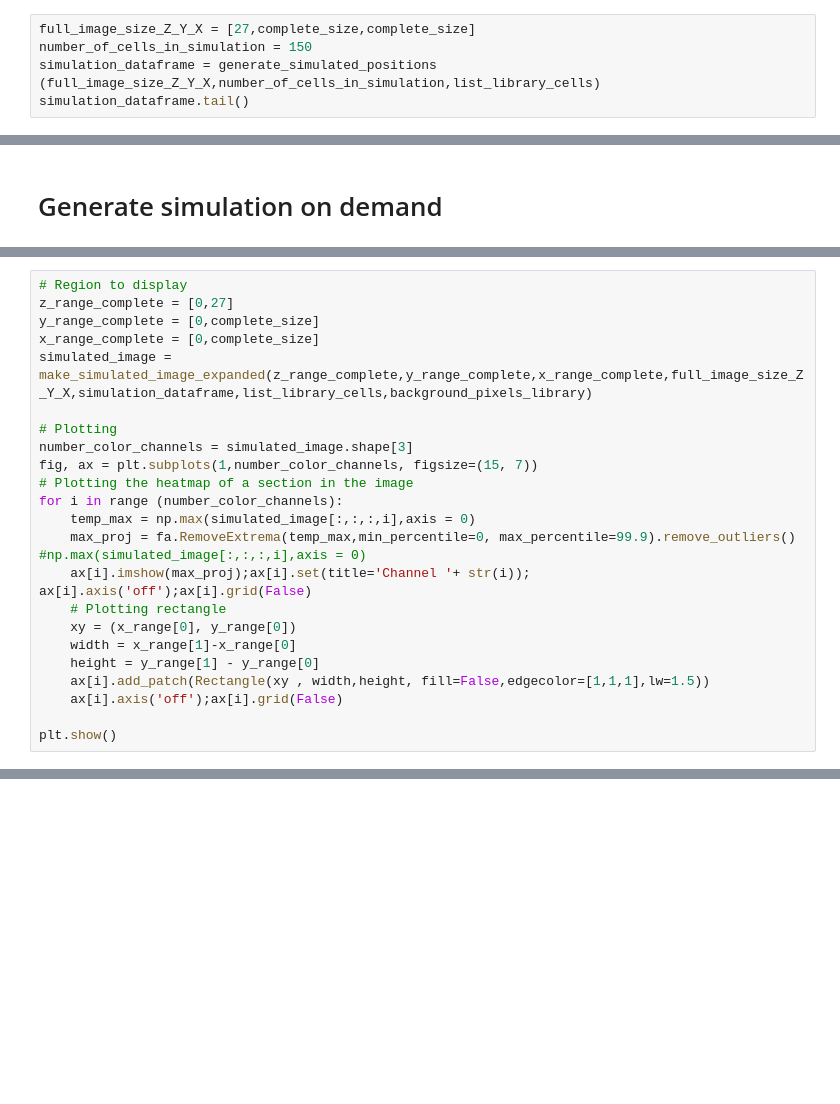
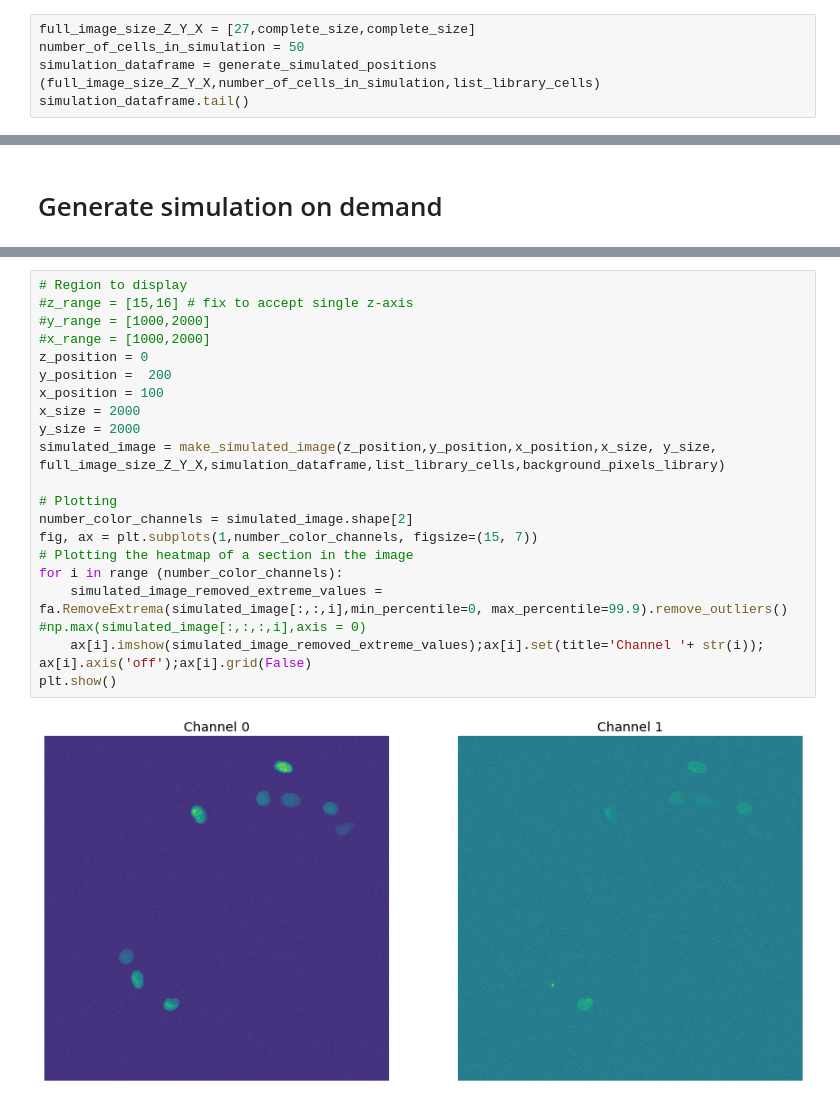
Before and after one commit to MunskyGroup/FISH_Processing, a Jupyter notebook: simulation/FISH_microscope_simulation.ipynb, the cells around one changed output, grey strips where cells are left out. Drawn from its saved outputs; the diff is of its cells as text; blank space fills up the shorter version.

Commit message:
microscope simulation II

```diff
--- a/simulation/FISH_microscope_simulation.ipynb
+++ b/simulation/FISH_microscope_simulation.ipynb
@@ -173,5 +192,5 @@ complete_size = 5000
 # %%
 full_image_size_Z_Y_X = [27,complete_size,complete_size]
-number_of_cells_in_simulation = 150
+number_of_cells_in_simulation = 50
 simulation_dataframe = generate_simulated_positions (full_image_size_Z_Y_X,number_of_cells_in_simulation,list_library_cells)
 simulation_dataframe.tail()
@@ -295,23 +205,0 @@ plt.show()
-# %%
-# Region to display
-z_range_complete = [0,27]
-y_range_complete = [0,complete_size]
-x_range_complete = [0,complete_size]
-simulated_image = make_simulated_image_expanded(z_range_complete,y_range_complete,x_range_complete,full_image_size_Z_Y_X,simulation_dataframe,list_library_cells,background_pixels_library)
-
-# Plotting
-number_color_channels = simulated_image.shape[3]
-fig, ax = plt.subplots(1,number_color_channels, figsize=(15, 7))
-# Plotting the heatmap of a section in the image
-for i in range (number_color_channels):
-    temp_max = np.max(simulated_image[:,:,:,i],axis = 0)
-    max_proj = fa.RemoveExtrema(temp_max,min_percentile=0, max_percentile=99.9).remove_outliers()  #np.max(simulated_image[:,:,:,i],axis = 0)
-    ax[i].imshow(max_proj);ax[i].set(title='Channel '+ str(i)); ax[i].axis('off');ax[i].grid(False)
-    # Plotting rectangle
-    xy = (x_range[0], y_range[0])
-    width = x_range[1]-x_range[0]
-    height = y_range[1] - y_range[0]
-    ax[i].add_patch(Rectangle(xy , width,height, fill=False,edgecolor=[1,1,1],lw=1.5))
-    ax[i].axis('off');ax[i].grid(False)
-
-plt.show()
@@ -327,0 +344,22 @@ plt.show()
+# %%
+# Region to display
+#z_range = [15,16] # fix to accept single z-axis
+#y_range = [1000,2000]
+#x_range = [1000,2000]
+z_position = 0
+y_position =  200
+x_position = 100
+x_size = 2000
+y_size = 2000
+simulated_image = make_simulated_image(z_position,y_position,x_position,x_size, y_size, full_image_size_Z_Y_X,simulation_dataframe,list_library_cells,background_pixels_library)
+
+# Plotting
+number_color_channels = simulated_image.shape[2]
+fig, ax = plt.subplots(1,number_color_channels, figsize=(15, 7))
+# Plotting the heatmap of a section in the image
+for i in range (number_color_channels):
+    simulated_image_removed_extreme_values = fa.RemoveExtrema(simulated_image[:,:,i],min_percentile=0, max_percentile=99.9).remove_outliers()  #np.max(simulated_image[:,:,:,i],axis = 0)
+    ax[i].imshow(simulated_image_removed_extreme_values);ax[i].set(title='Channel '+ str(i)); ax[i].axis('off');ax[i].grid(False)
+plt.show()
+# %% [output]
+[figure, added]
```
Also changed, not shown: parts of 11 cells of this notebook, 3 other files.
